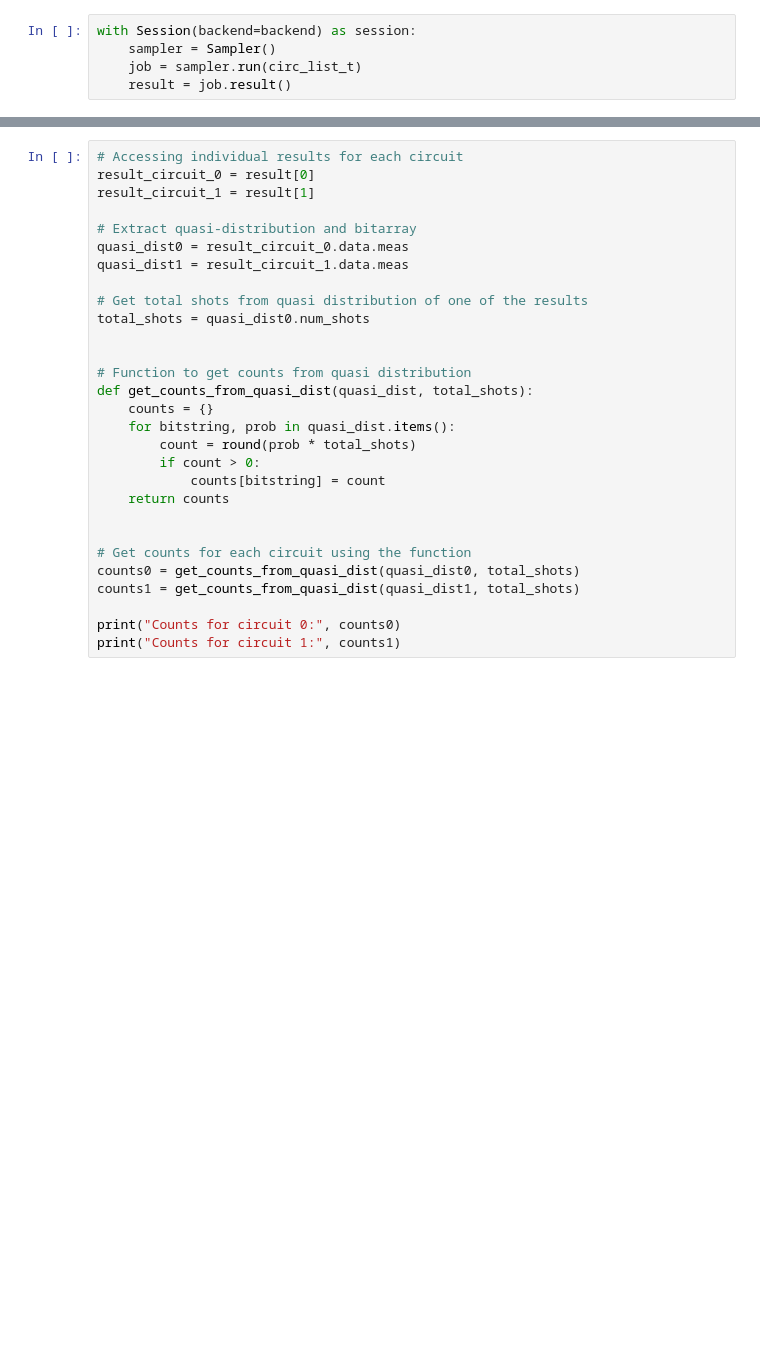
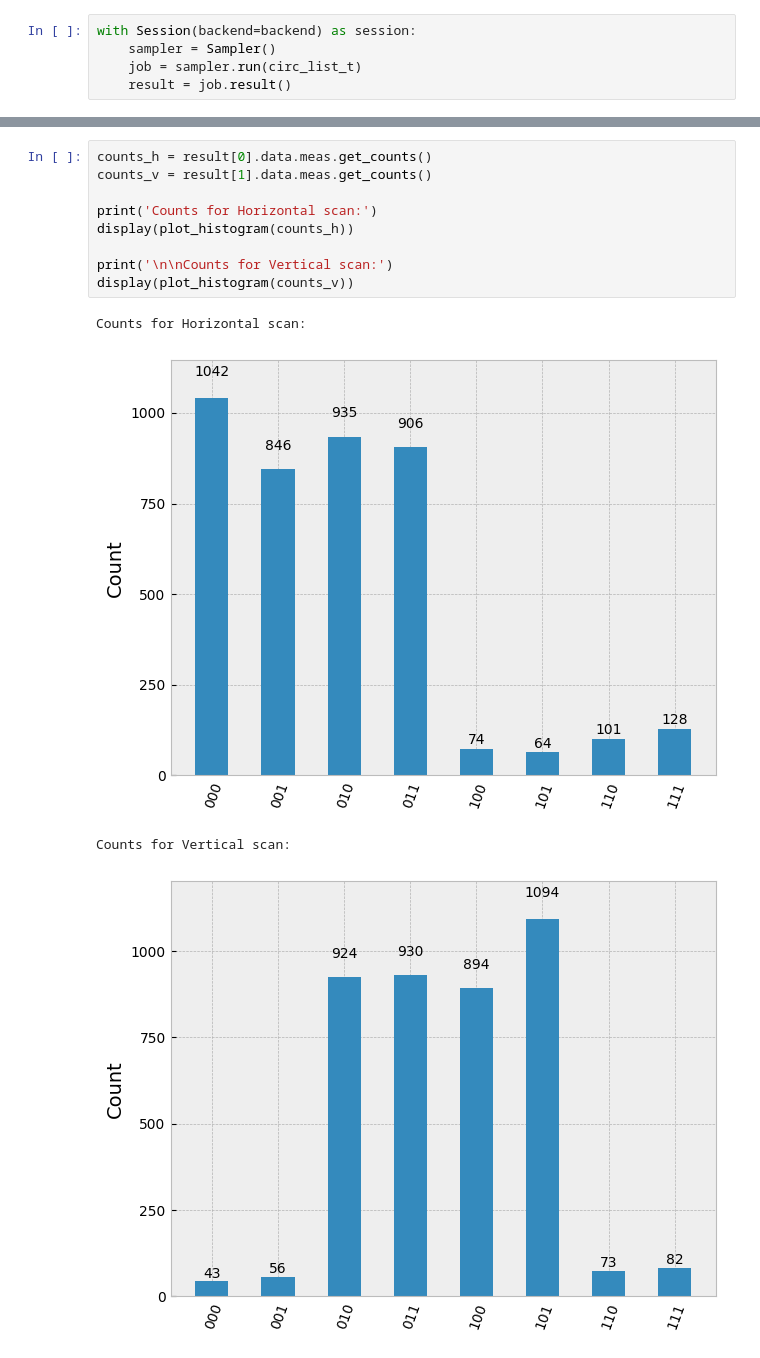
Before and after one commit to HiddenGarcia/AQA, a Jupyter notebook: Main.ipynb, the cells around one changed output, grey strips where cells are left out. Saved outputs shown, nothing was run; the diff lists cells and outputs as text; blank space fills up the shorter version.

```diff
--- a/Main.ipynb
+++ b/Main.ipynb
@@ -187,29 +218,14 @@ print(result)
 # %%
-# Accessing individual results for each circuit
-result_circuit_0 = result[0]
-result_circuit_1 = result[1]
+counts_h = result[0].data.meas.get_counts()
+counts_v = result[1].data.meas.get_counts()
 
-# Extract quasi-distribution and bitarray
-quasi_dist0 = result_circuit_0.data.meas
-quasi_dist1 = result_circuit_1.data.meas
+print('Counts for Horizontal scan:')
+display(plot_histogram(counts_h))
 
-# Get total shots from quasi distribution of one of the results
-total_shots = quasi_dist0.num_shots
-
-
-# Function to get counts from quasi distribution
-def get_counts_from_quasi_dist(quasi_dist, total_shots):
-    counts = {}
-    for bitstring, prob in quasi_dist.items():
-        count = round(prob * total_shots)
-        if count > 0:
-            counts[bitstring] = count
-    return counts
-
-
-# Get counts for each circuit using the function
-counts0 = get_counts_from_quasi_dist(quasi_dist0, total_shots)
-counts1 = get_counts_from_quasi_dist(quasi_dist1, total_shots)
-
-print("Counts for circuit 0:", counts0)
-print("Counts for circuit 1:", counts1)
+print('\n\nCounts for Vertical scan:')
+display(plot_histogram(counts_v))
+# %% [output]
+Counts for Horizontal scan:
+[figure, added]
+Counts for Vertical scan:
+[figure, added]
```
Also changed, not shown: parts of 19 cells of this notebook, 1 other file.
